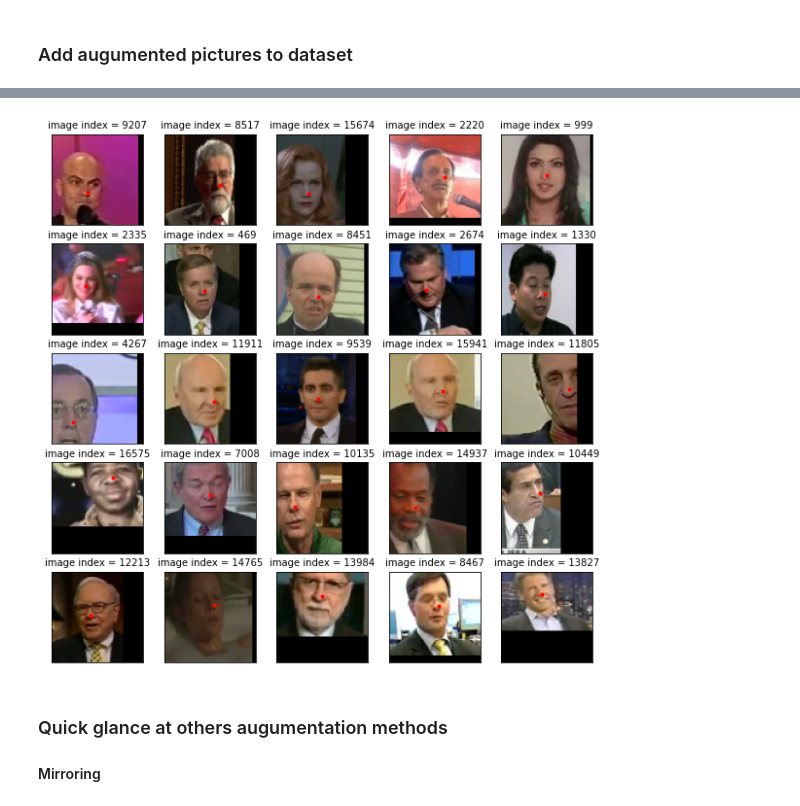
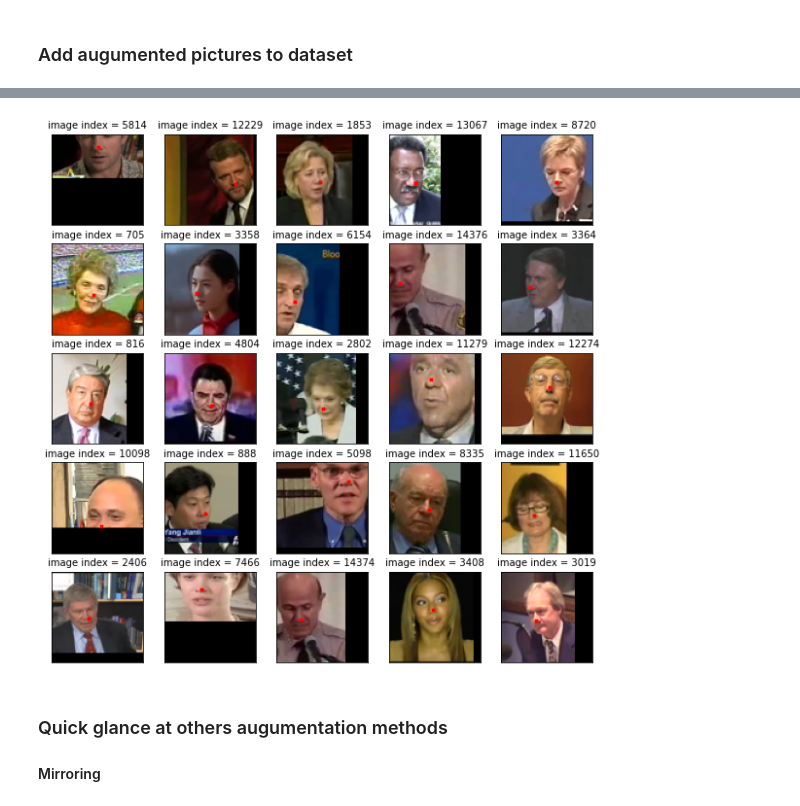
Before and after one commit to cicheck/find-the-nose, a Jupyter notebook: notebooks/data.ipynb, the cells around one changed output, grey strips where cells are left out. Saved outputs shown, nothing was run; the diff lists cells and outputs as text; code cells hidden in the pictures.

```diff
--- a/notebooks/data.ipynb
+++ b/notebooks/data.ipynb
@@ -199,7 +197,7 @@ print(X.shape, Y.shape)
-# %%
-plot_faces(X, Y)
-# %% [output]
-[figure, removed]
+# %%
+plot_faces(X_train, Y_train)
+# %% [output]
+[figure, added]
 # %% [markdown]
 ### Quick glance at others augumentation methods
 #### Mirroring
```
Also changed, not shown: parts of 23 cells of this notebook, 16 other files.
